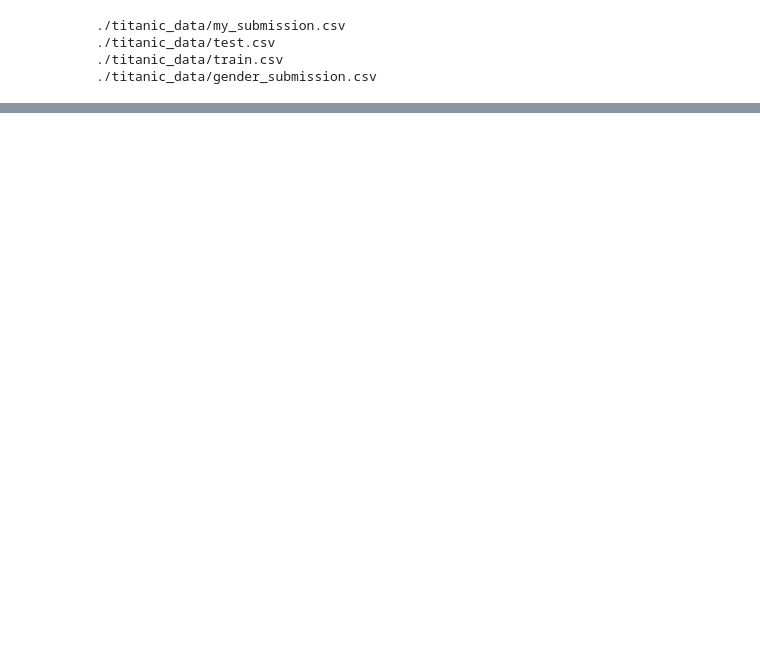
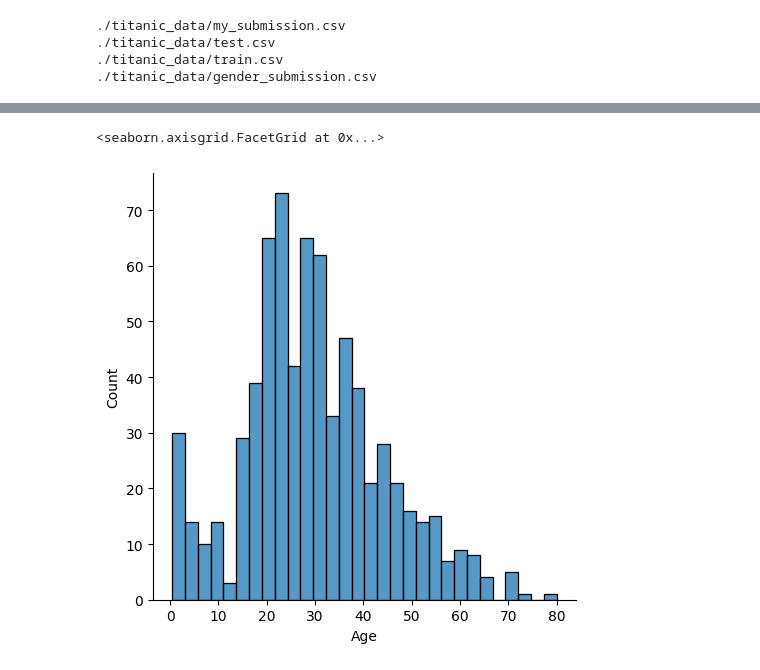
Before and after one commit to alexbond008/Titanic-ML-from-Disaster, a Jupyter notebook: titanic.ipynb, the cells around one changed output, grey strips where cells are left out. Cells and saved outputs as stored; diff of their text form; code cells hidden in the pictures; blank space fills up the shorter version.

```diff
--- a/titanic.ipynb
+++ b/titanic.ipynb
@@ -77,0 +36,7 @@ dtype: float64
+# %%
+train_data.drop('Cabin', axis=1, inplace=True)
+# %%
+sns.displot(train_data['Age'].dropna(), kde=False, bins=30)
+# %% [output]
+<seaborn.axisgrid.FacetGrid at 0x...>
+[figure, added]
```
Also changed, not shown: parts of 15 cells of this notebook.
